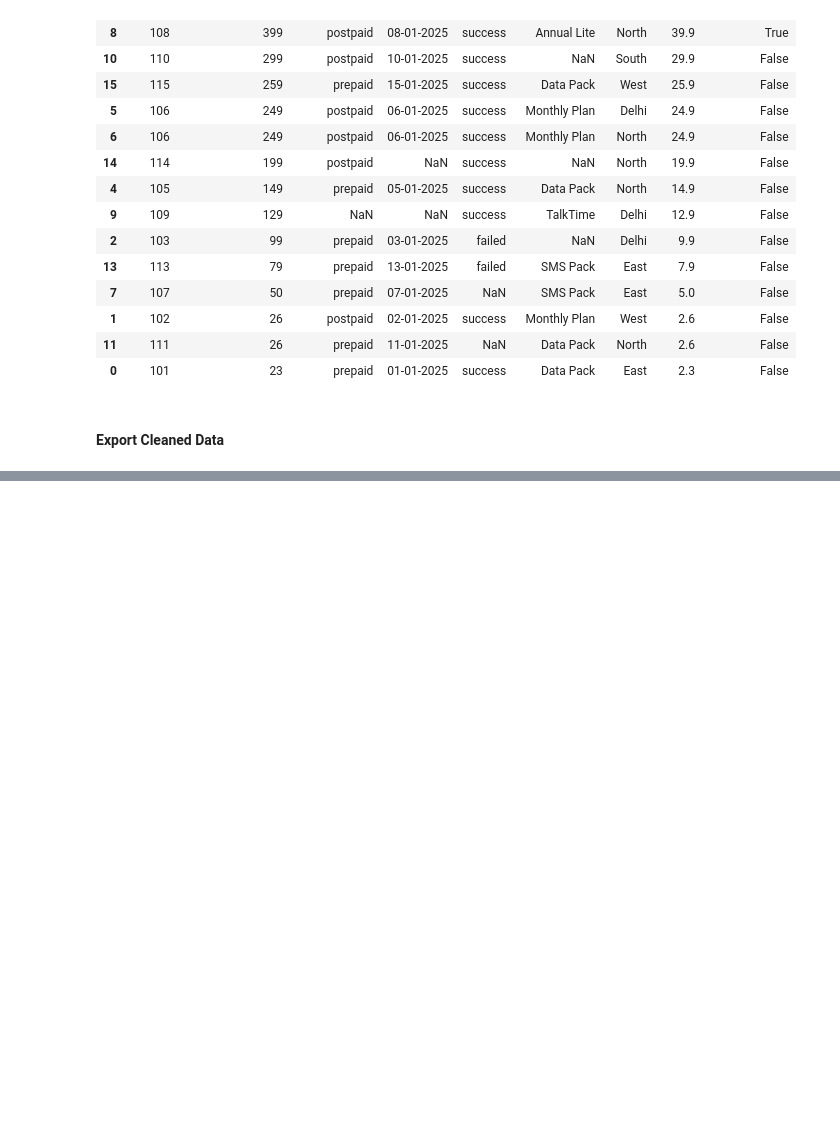
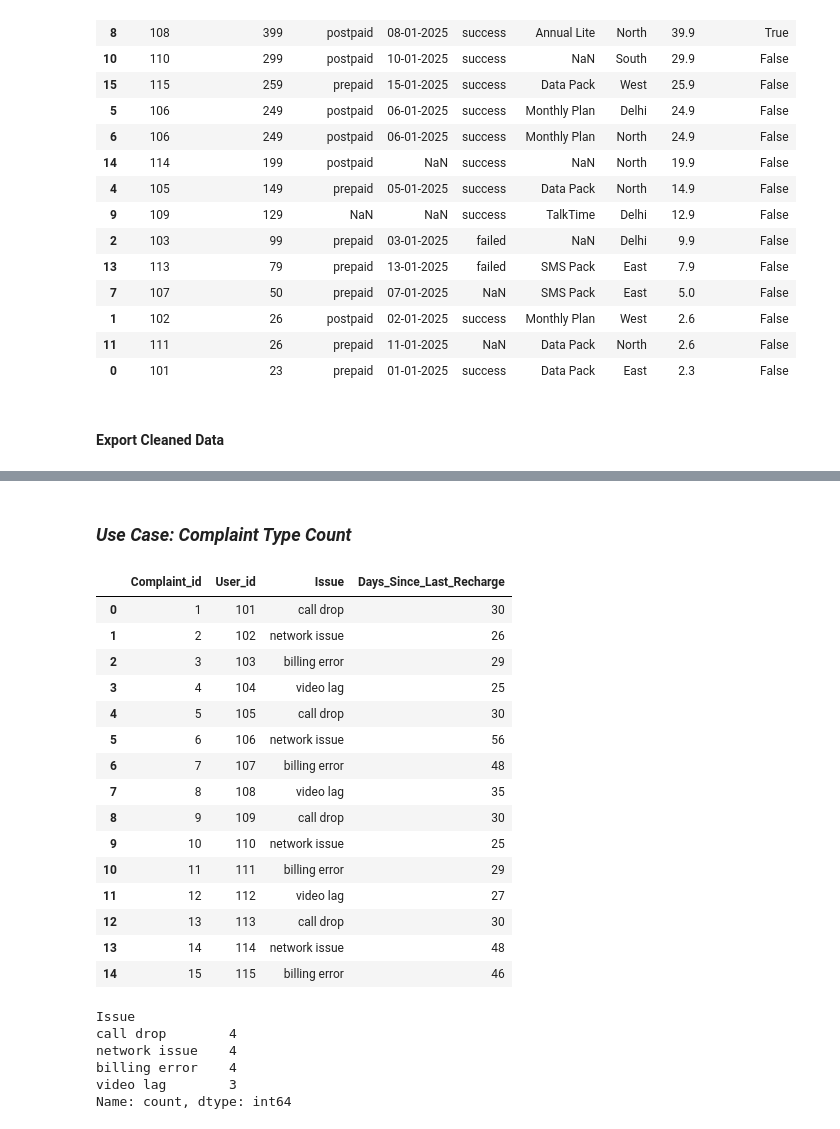
Before and after one commit to VedashreeTukrul/Machine_Learning, a Jupyter notebook: machine_learning_basics/pandas.ipynb, the cells around one changed output, grey strips where cells are left out. Drawn from its saved outputs; the diff is of its cells as text; code cells hidden in the pictures; blank space fills up the shorter version.

```diff
--- a/machine_learning_basics/pandas.ipynb
+++ b/machine_learning_basics/pandas.ipynb
@@ -468,0 +485,32 @@ df.to_csv("cleaned_recharge_data.csv", index = False)
+# %% [markdown]
+### *Use Case: Complaint Type Count*
+# %%
+df = pd.read_csv("complaint_table.csv")
+df
+# %% [output]
+|  | Complaint_id | User_id | Issue | Days_Since_Last_Recharge |
+| 0 | 1 | 101 | call drop | 30 |
+| 1 | 2 | 102 | network issue | 26 |
+| 2 | 3 | 103 | billing error | 29 |
+| 3 | 4 | 104 | video lag | 25 |
+| 4 | 5 | 105 | call drop | 30 |
+| 5 | 6 | 106 | network issue | 56 |
+| 6 | 7 | 107 | billing error | 48 |
+| 7 | 8 | 108 | video lag | 35 |
+| 8 | 9 | 109 | call drop | 30 |
+| 9 | 10 | 110 | network issue | 25 |
+| 10 | 11 | 111 | billing error | 29 |
+| 11 | 12 | 112 | video lag | 27 |
+| 12 | 13 | 113 | call drop | 30 |
+| 13 | 14 | 114 | network issue | 48 |
+| 14 | 15 | 115 | billing error | 46 |
+# %%
+counts = df['Issue'].value_counts()
+print(counts)
+# %% [output]
+Issue
+call drop        4
+network issue    4
+billing error    4
+video lag        3
+Name: count, dtype: int64
```
Also changed, not shown: parts of 8 cells of this notebook.
